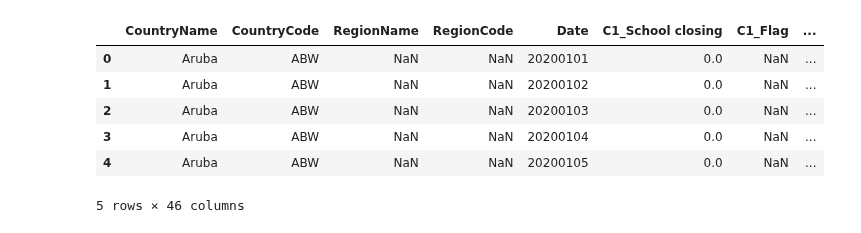
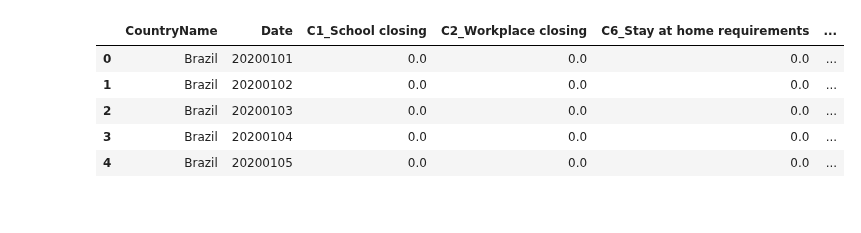
Before and after one commit to rejane-b/Project_1, a Jupyter notebook: Economics.ipynb, the cells around one changed output. Cells and saved outputs as stored; diff of their text form; code cells hidden in the pictures.

Commit message:
cleaning

```diff
--- a/Economics.ipynb
+++ b/Economics.ipynb
@@ -4,15 +4,14 @@ import time
 import matplotlib.pyplot as plt
 # %%
 #read in raw data.  File from online did not have country index like github jupyter notebook showed
-data = pd.read_csv('/Users/kscomputer/Desktop/Project_1/Project_1/oxford_latest2.csv')
-data.head()
+df = pd.read_csv('/Users/kscomputer/Desktop/Project_1/Project_1/output_data/oxford_clean2.csv')
+df.head()
 # %% [output]
-|  | CountryName | CountryCode | RegionName | RegionCode | Date | C1_School closing | C1_Flag | ... |
-| 0 | Aruba | ABW | NaN | NaN | 20200101 | 0.0 | NaN | ... |
-| 1 | Aruba | ABW | NaN | NaN | 20200102 | 0.0 | NaN | ... |
-| 2 | Aruba | ABW | NaN | NaN | 20200103 | 0.0 | NaN | ... |
-| 3 | Aruba | ABW | NaN | NaN | 20200104 | 0.0 | NaN | ... |
-| 4 | Aruba | ABW | NaN | NaN | 20200105 | 0.0 | NaN | ... |
+|  | CountryName | Date | C1_School closing | C2_Workplace closing | C6_Stay at home requirements | ... |
+| 0 | Brazil | 20200101 | 0.0 | 0.0 | 0.0 | ... |
+| 1 | Brazil | 20200102 | 0.0 | 0.0 | 0.0 | ... |
+| 2 | Brazil | 20200103 | 0.0 | 0.0 | 0.0 | ... |
+| 3 | Brazil | 20200104 | 0.0 | 0.0 | 0.0 | ... |
+| 4 | Brazil | 20200105 | 0.0 | 0.0 | 0.0 | ... |
-5 rows × 46 columns
 # %%
 #set index t country name
```
Also changed, not shown: parts of 19 cells of this notebook, 5 other files.
